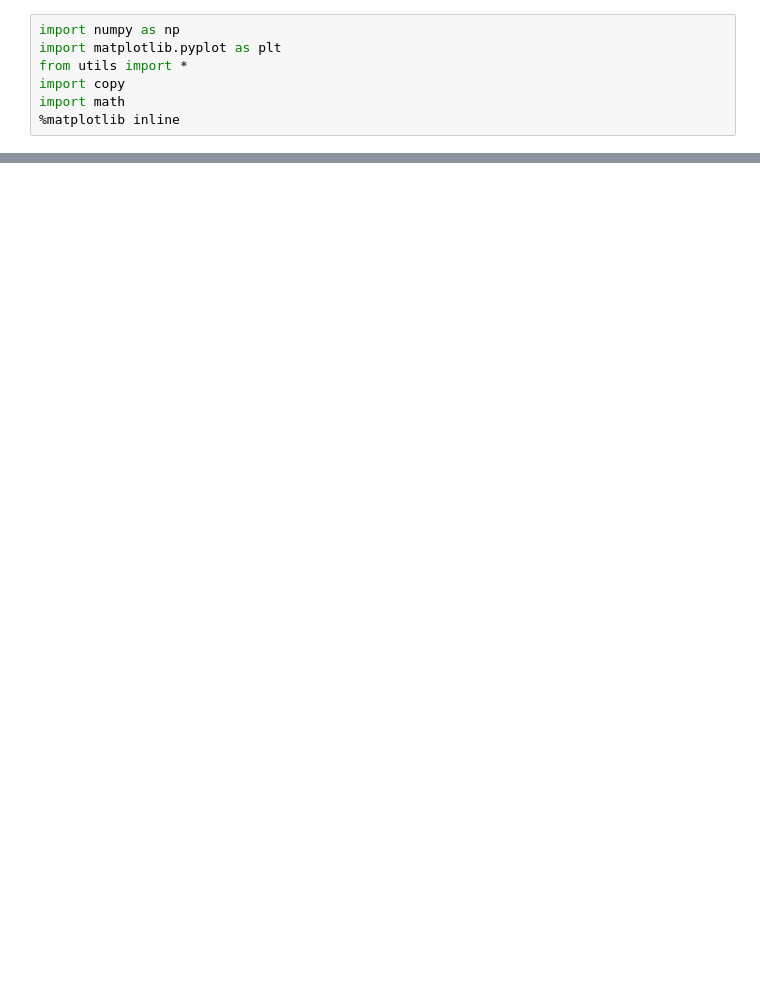
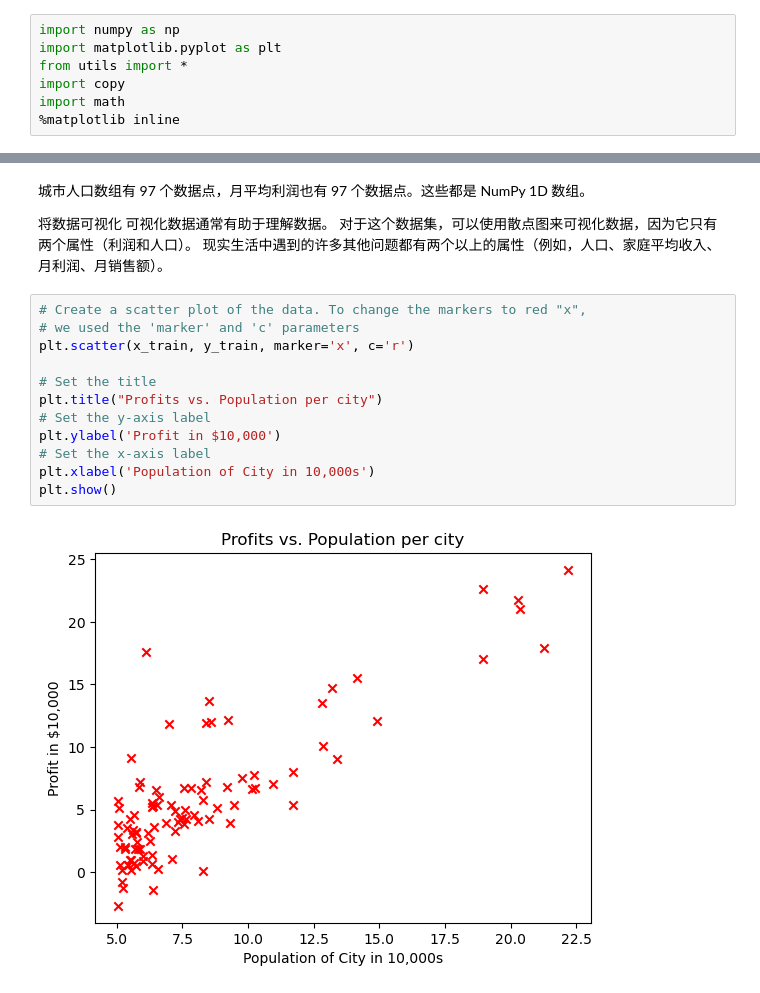
Before and after one commit to emptystack1024/MyPythonProject, a Jupyter notebook: 吴恩达机器学习/5_第 2 周实践实验：线性回归.ipynb, the cells around one changed output, grey strips where cells are left out. Saved outputs shown, nothing was run; the diff lists cells and outputs as text; blank space fills up the shorter version.

```diff
--- a/吴恩达机器学习/5_第 2 周实践实验：线性回归.ipynb
+++ b/吴恩达机器学习/5_第 2 周实践实验：线性回归.ipynb
@@ -51,0 +73,21 @@ NameError: name 'x_train' is not defined
+# %% [markdown]
+城市人口数组有 97 个数据点，月平均利润也有 97 个数据点。这些都是 NumPy 1D 数组。
+
+将数据可视化
+可视化数据通常有助于理解数据。
+    对于这个数据集，可以使用散点图来可视化数据，因为它只有两个属性（利润和人口）。
+    现实生活中遇到的许多其他问题都有两个以上的属性（例如，人口、家庭平均收入、月利润、月销售额）。
+# %%
+# Create a scatter plot of the data. To change the markers to red "x",
+# we used the 'marker' and 'c' parameters
+plt.scatter(x_train, y_train, marker='x', c='r')
+
+# Set the title
+plt.title("Profits vs. Population per city")
+# Set the y-axis label
+plt.ylabel('Profit in $10,000')
+# Set the x-axis label
+plt.xlabel('Population of City in 10,000s')
+plt.show()
+# %% [output]
+[figure, added]
```
Also changed, not shown: parts of 23 cells of this notebook, 1 other file.
